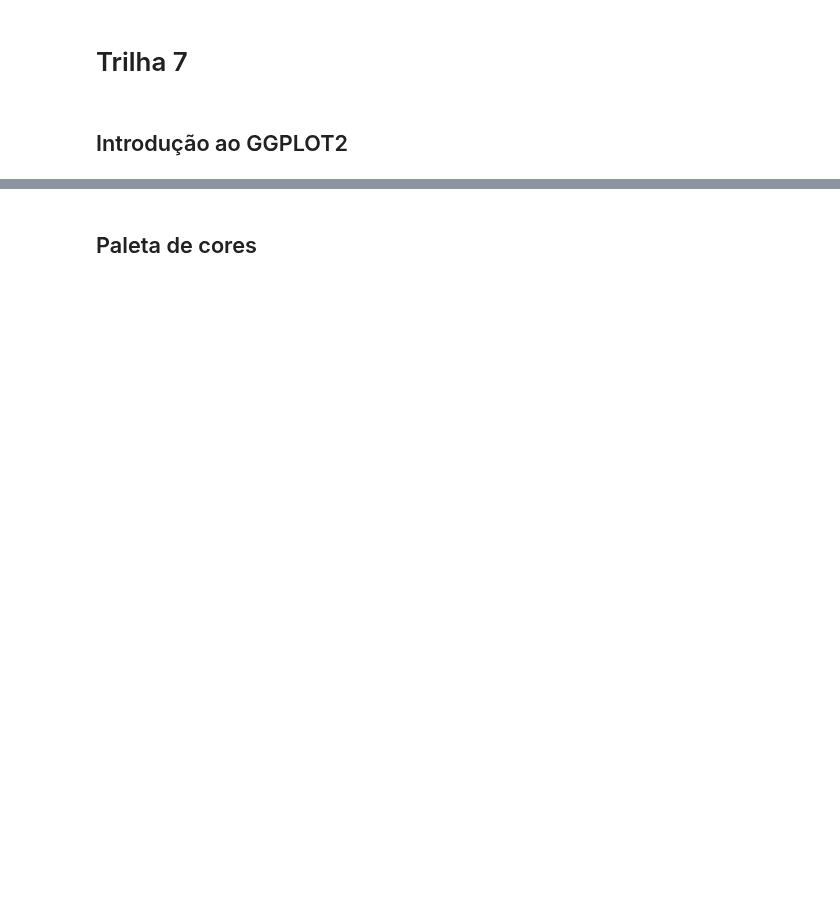
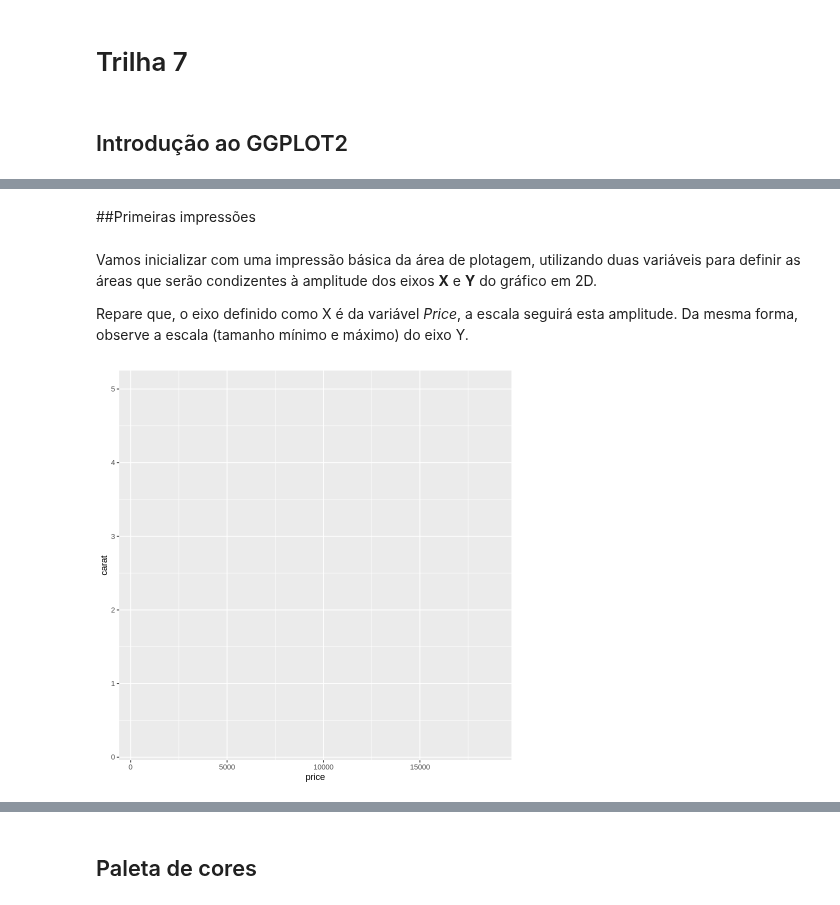
Before and after one commit to Rogerio-mack/Ling-de-Prog-para-Ciencia-de-Dados, a Jupyter notebook: Trilha 7.ipynb, the cells around one changed output, grey strips where cells are left out. Drawn from its saved outputs; the diff is of its cells as text; code cells hidden in the pictures; blank space fills up the shorter version.

Commit message:
Adicionado o primeiro gráfico com escalas

```diff
--- a/Trilha 7.ipynb
+++ b/Trilha 7.ipynb
@@ -30,0 +65,12 @@ A proposta deste e-Book é expandir seus horizontes na questão de visualizaçã
+# %% [markdown]
+##Primeiras impressões
+# %% [markdown]
+Vamos inicializar com uma impressão básica da área de plotagem, utilizando duas variáveis para definir as áreas que serão condizentes à amplitude dos eixos **X** e **Y** do gráfico em 2D.
+
+Repare que, o eixo definido como X é da variável *Price*, a escala seguirá esta amplitude. Da mesma forma, observe a escala (tamanho mínimo e máximo) do eixo Y.
+# %%
+library(ggplot2)
+
+ggplot(diamonds, aes(x=price, y=carat))
+# %% [output]
+[figure, added]
```
Also changed, not shown: parts of 10 cells of this notebook.
